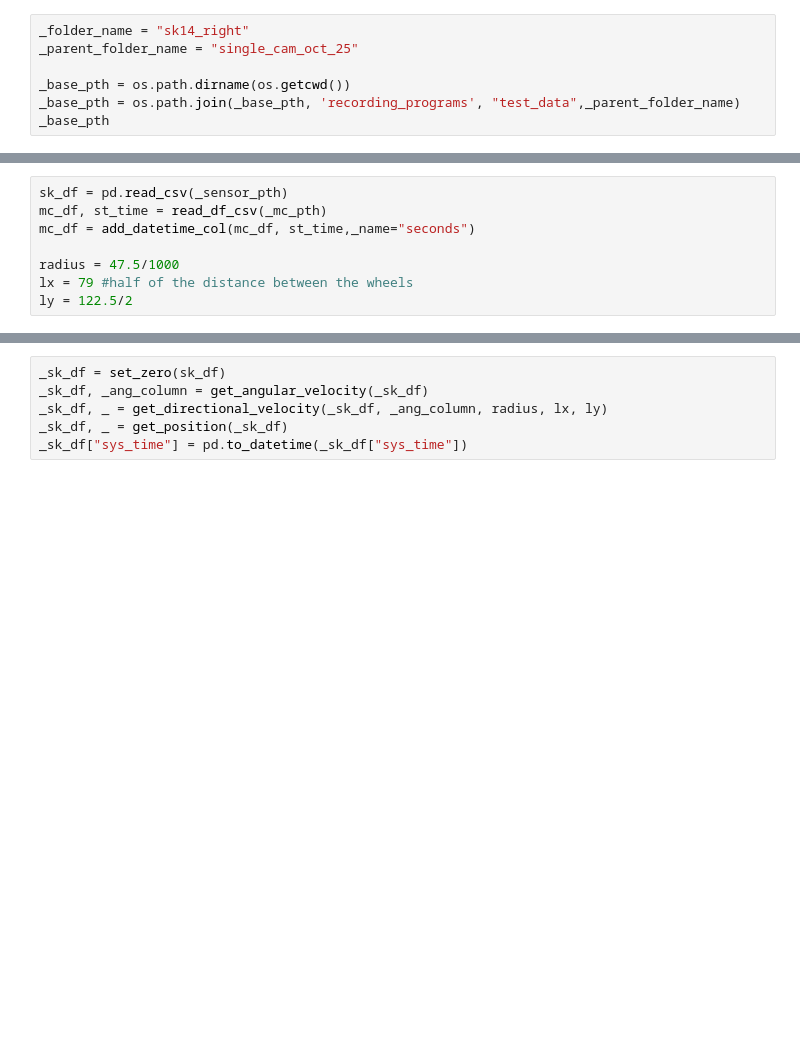
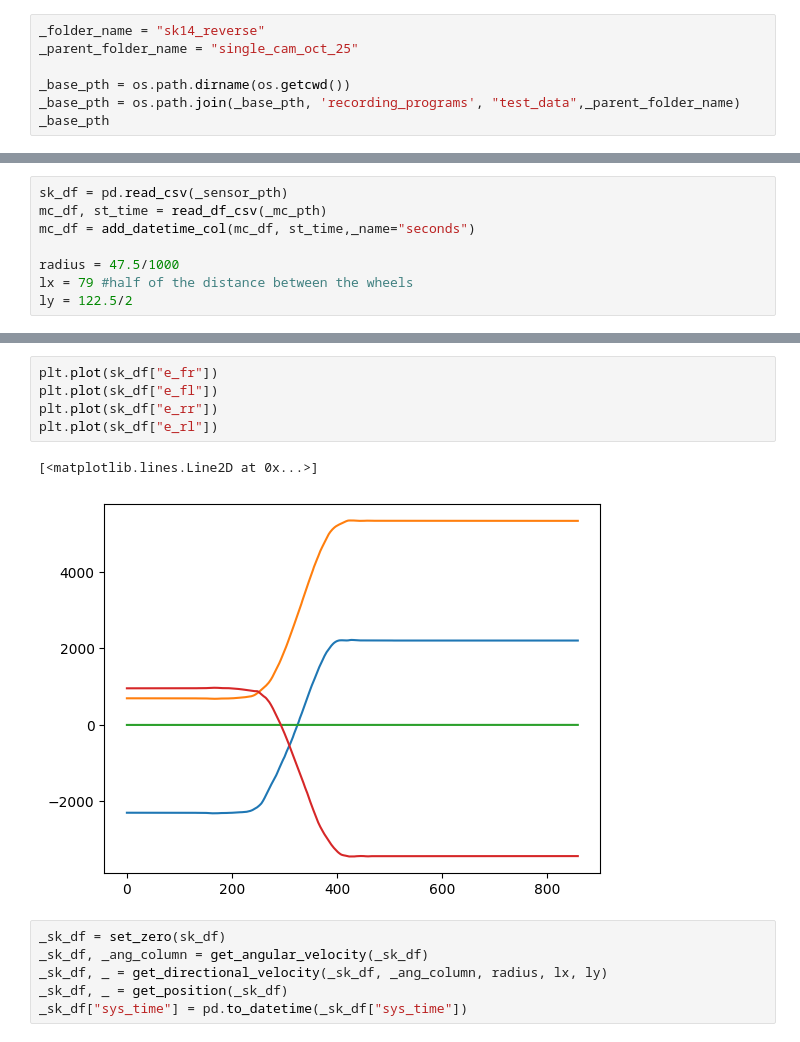
Before and after one commit to SujithChristopher/armbo_preliminary_work, a Jupyter notebook: ipy_notebooks/mecanum_imu_validation.ipynb, the cells around one changed output, grey strips where cells are left out. Drawn from its saved outputs; the diff is of its cells as text; blank space fills up the shorter version.

```diff
--- a/ipy_notebooks/mecanum_imu_validation.ipynb
+++ b/ipy_notebooks/mecanum_imu_validation.ipynb
@@ -8,7 +8,7 @@ sys.path.append(os.path.join(os.curdir, '..'))
 from support.mecanum_calculations import *
 from support.pd_support import *
 # %%
-_folder_name = "sk14_right"
+_folder_name = "sk14_reverse"
 _parent_folder_name = "single_cam_oct_25"
 
 _base_pth = os.path.dirname(os.getcwd())
@@ -49,3 +33,11 @@ sk_df
+# %%
+plt.plot(sk_df["e_fr"])
+plt.plot(sk_df["e_fl"])
+plt.plot(sk_df["e_rr"])
+plt.plot(sk_df["e_rl"])
+# %% [output]
+[<matplotlib.lines.Line2D at 0x...>]
+[figure, added]
 # %%
 _sk_df = set_zero(sk_df)
 _sk_df, _ang_column = get_angular_velocity(_sk_df)
```
Also changed, not shown: parts of 2 cells of this notebook, 5 other files.
